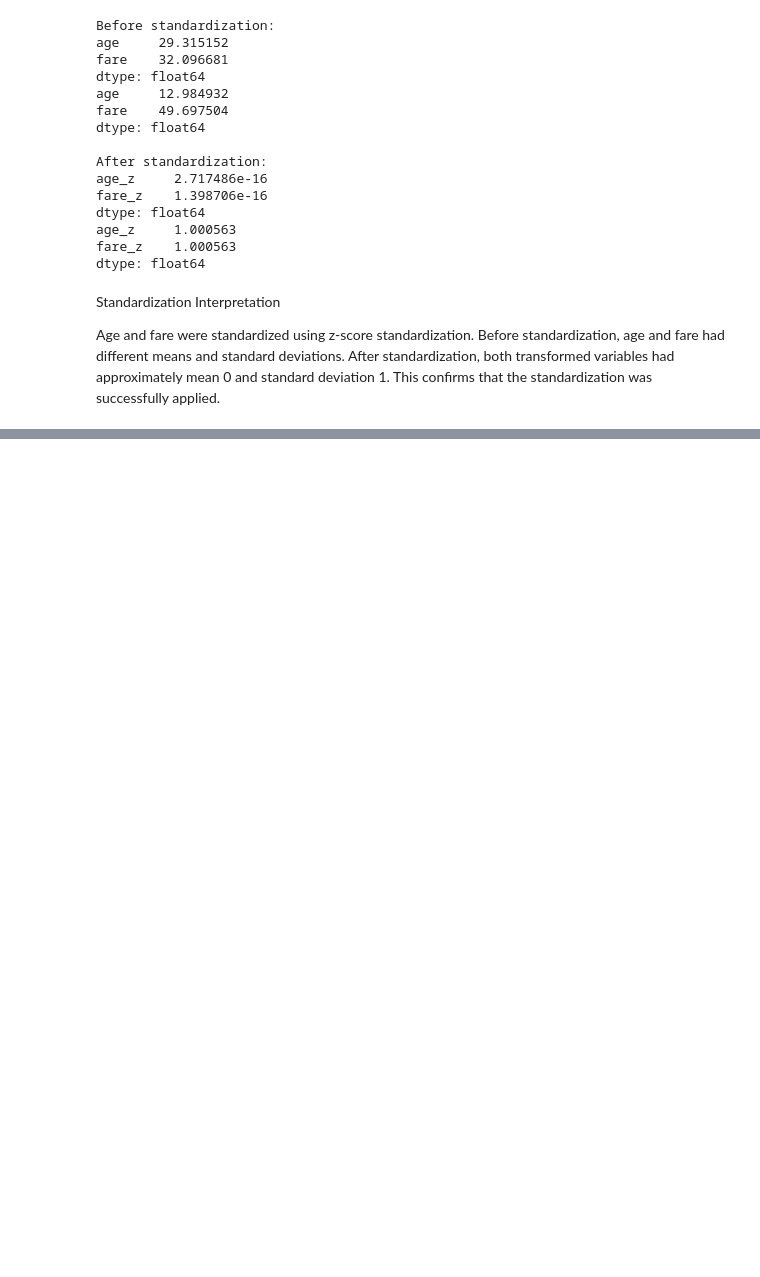
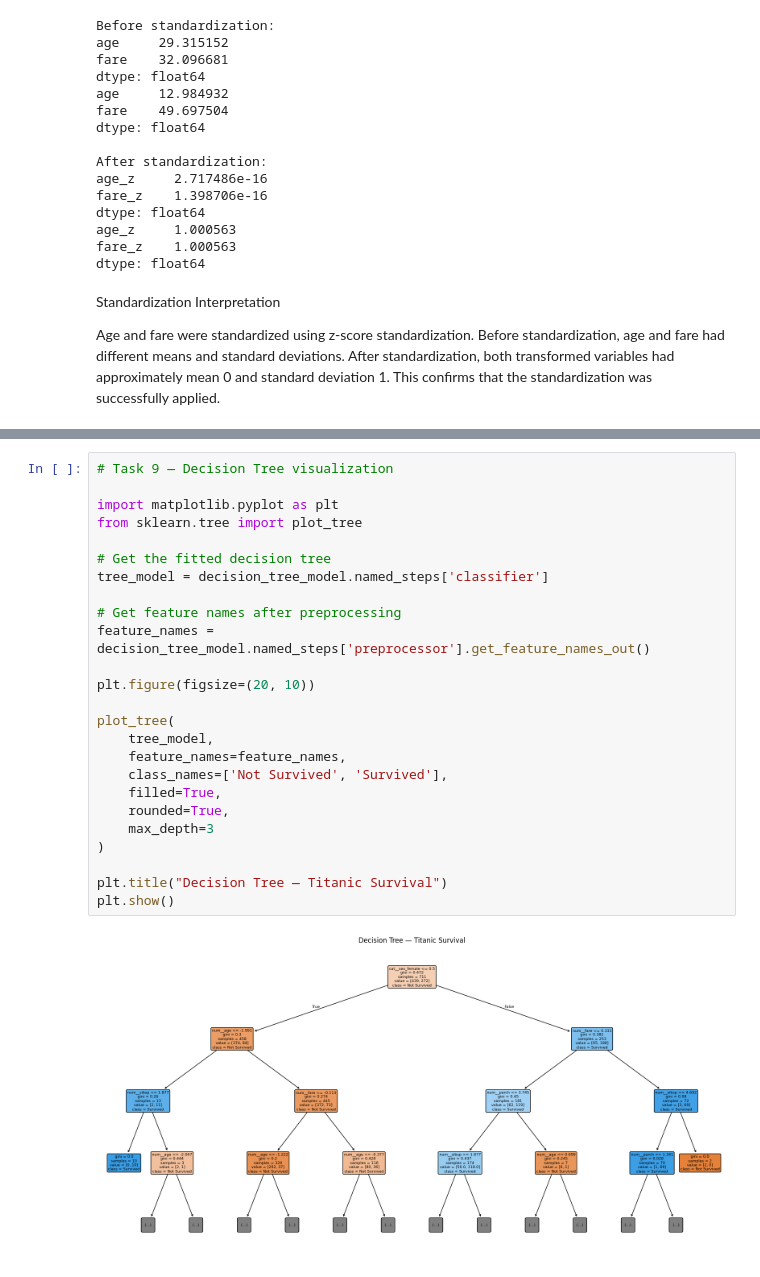
Before and after one commit to rajikiran630-afk/Rajeswari-Capstone-Prjocet, a Jupyter notebook: data_pipeline/data_pipeline.ipynb, the cells around one changed output, grey strips where cells are left out. Saved outputs shown, nothing was run; the diff lists cells and outputs as text; blank space fills up the shorter version.

```diff
--- a/data_pipeline/data_pipeline.ipynb
+++ b/data_pipeline/data_pipeline.ipynb
@@ -615,0 +737,27 @@ This confirms that the standardization was successfully applied.
+# %%
+# Task 9 — Decision Tree visualization
+
+import matplotlib.pyplot as plt
+from sklearn.tree import plot_tree
+
+# Get the fitted decision tree
+tree_model = decision_tree_model.named_steps['classifier']
+
+# Get feature names after preprocessing
+feature_names = decision_tree_model.named_steps['preprocessor'].get_feature_names_out()
+
+plt.figure(figsize=(20, 10))
+
+plot_tree(
+    tree_model,
+    feature_names=feature_names,
+    class_names=['Not Survived', 'Survived'],
+    filled=True,
+    rounded=True,
+    max_depth=3
+)
+
+plt.title("Decision Tree — Titanic Survival")
+plt.show()
+# %% [output]
+[figure, added]
```
Also changed, not shown: parts of 16 cells of this notebook.
